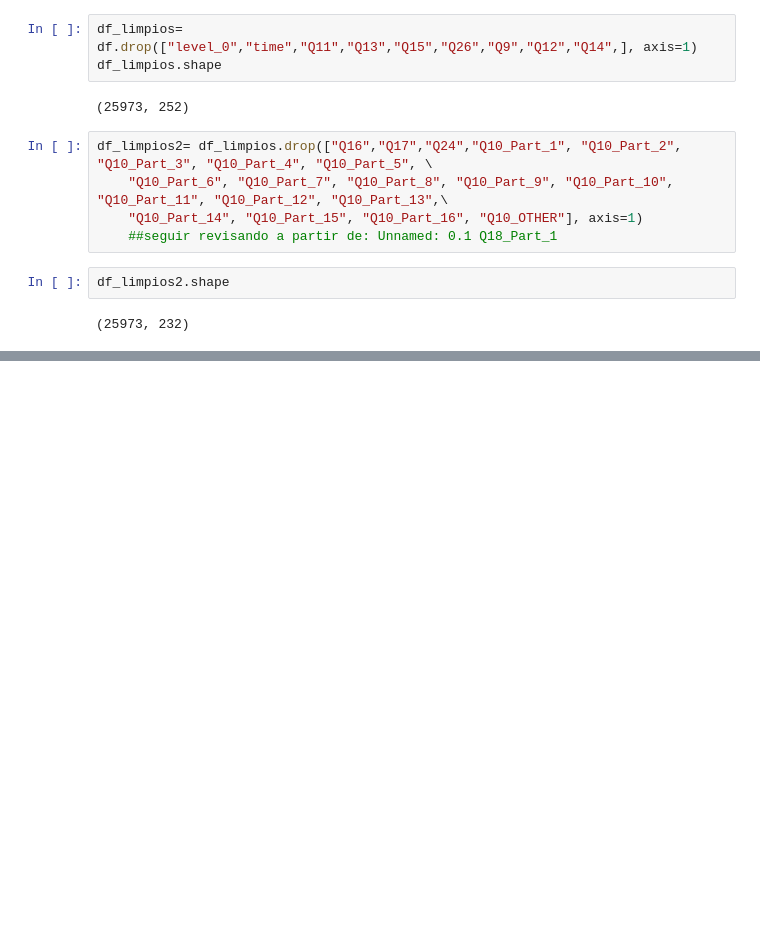
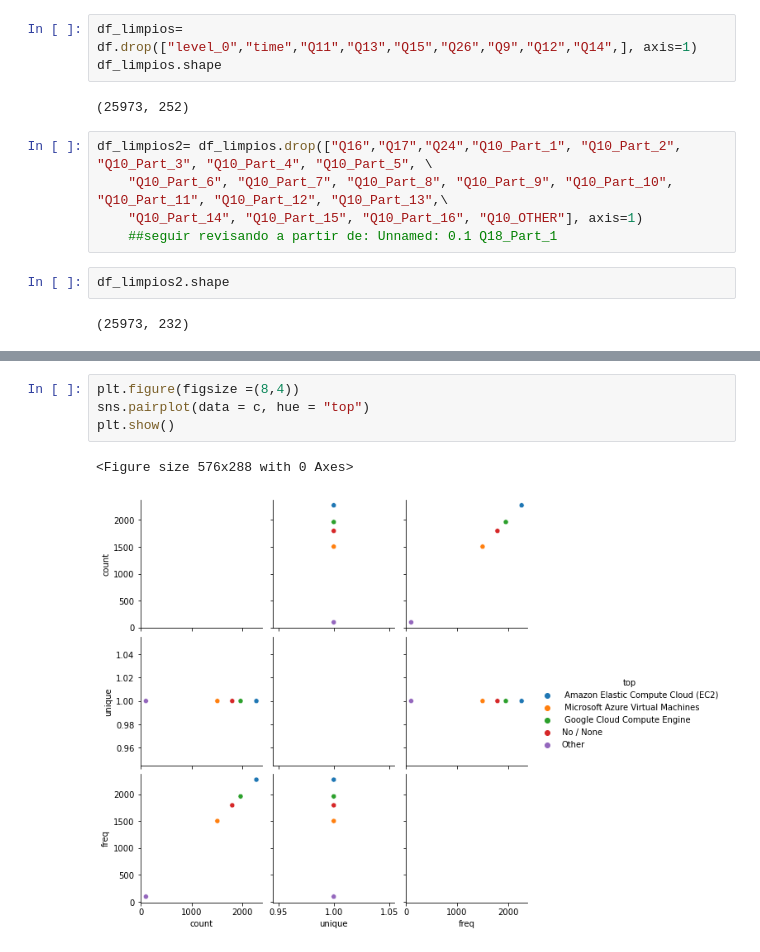
Before and after one commit to Adalab/project-DA-promo-B-modulo-2-team-1, a Jupyter notebook: limpieza.ipynb, the cells around one changed output, grey strips where cells are left out. Drawn from its saved outputs; the diff is of its cells as text; blank space fills up the shorter version.

```diff
--- a/limpieza.ipynb
+++ b/limpieza.ipynb
@@ -30,0 +134,7 @@ df_limpios2.shape
+# %%
+plt.figure(figsize =(8,4))
+sns.pairplot(data = c, hue = "top")
+plt.show()
+# %% [output]
+<Figure size 576x288 with 0 Axes>
+[figure, added]
```
Also changed, not shown: parts of 14 cells of this notebook.
